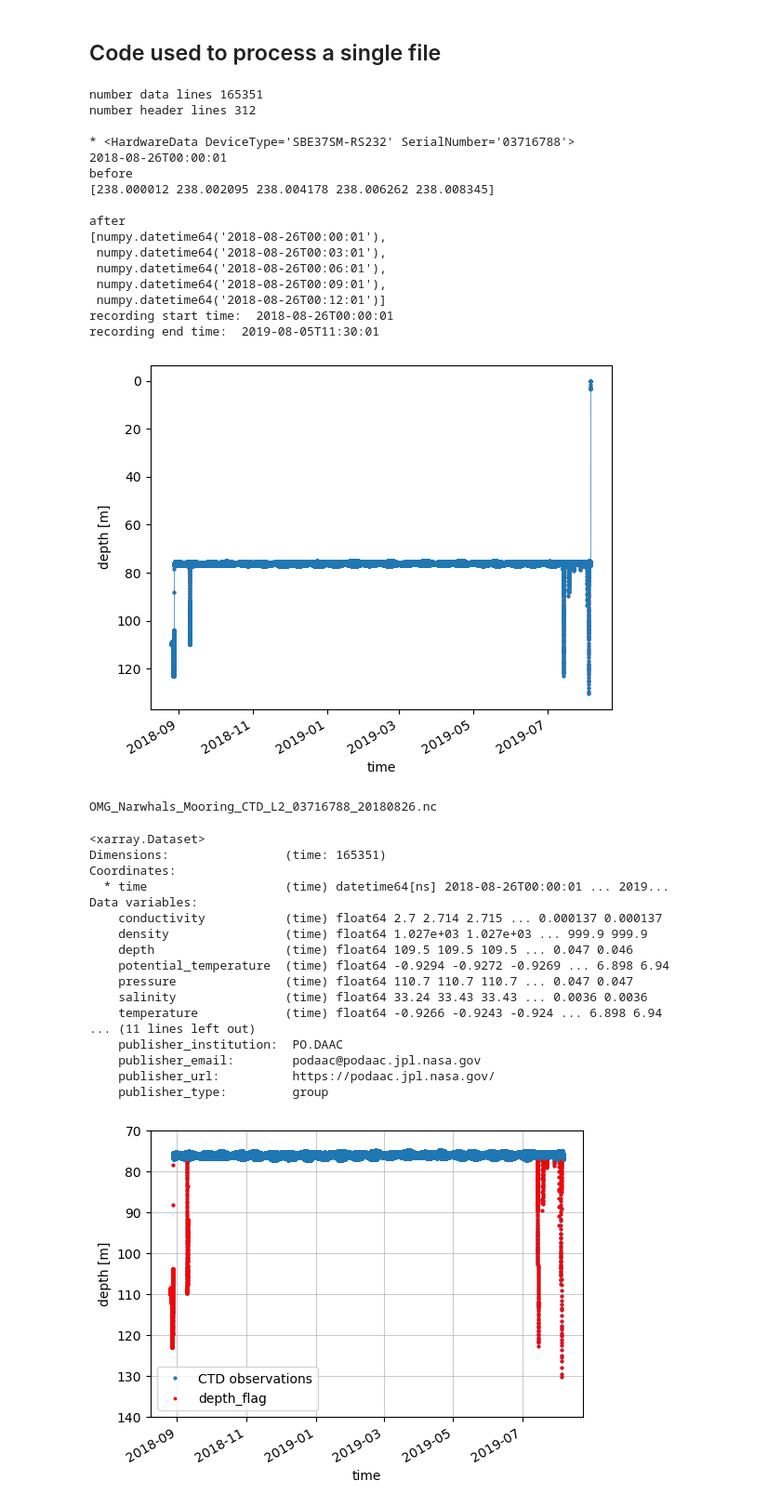
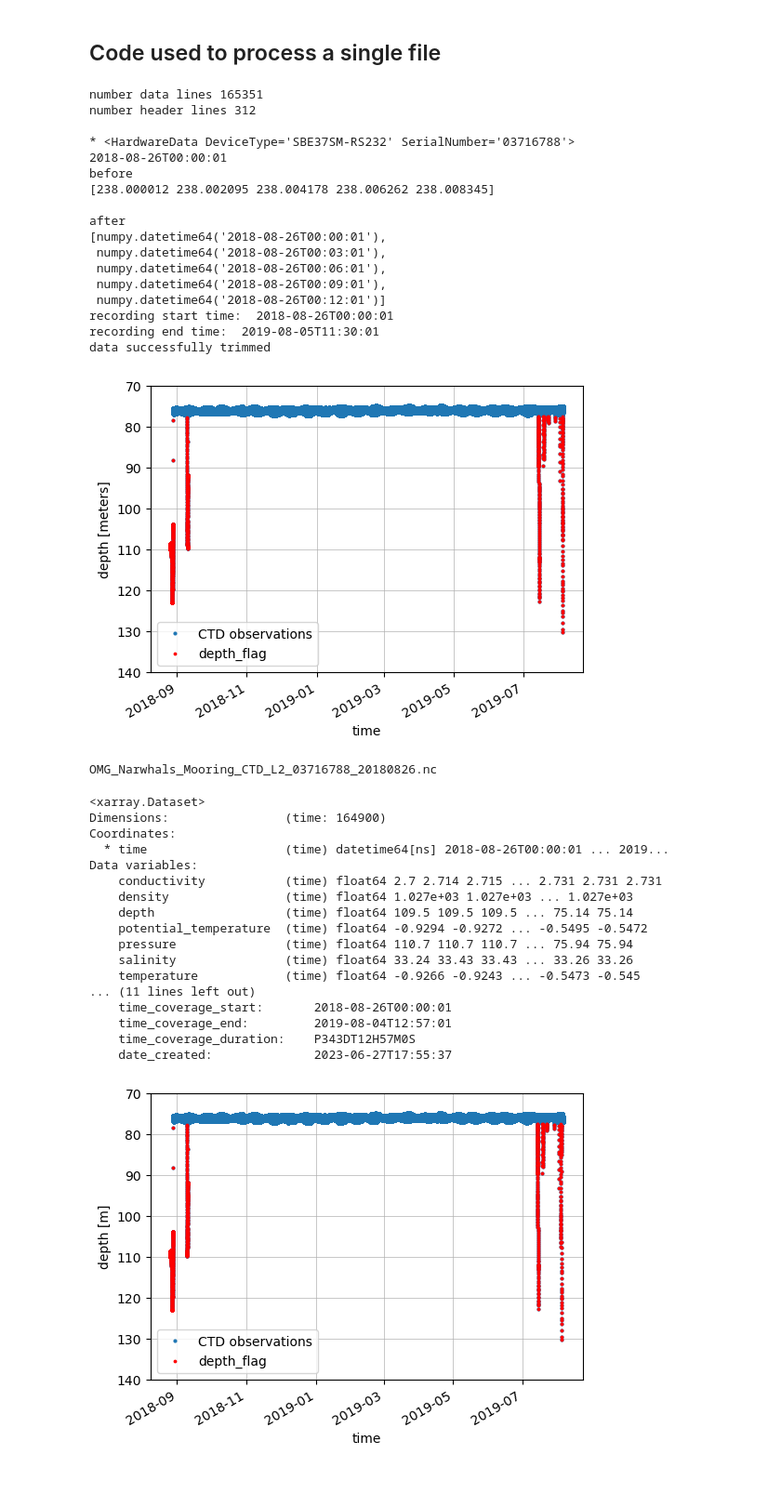
Before and after one commit to mjzahn/OMG_Narwhals_hydrography-manuscript, a Jupyter notebook: 01_data-cleaning/02_create-netcdf-OMG-Narwhals-sbe37-L1_L2.ipynb, the cells around one changed output. Shown at 93% size. Drawn from its saved outputs; the diff is of its cells as text; code cells hidden in the pictures; blank space fills up the shorter version.

Commit message:
edited netcdf file for data compliance

```diff
--- a/01_data-cleaning/02_create-netcdf-OMG-Narwhals-sbe37-L1_L2.ipynb
+++ b/01_data-cleaning/02_create-netcdf-OMG-Narwhals-sbe37-L1_L2.ipynb
@@ -79,11 +79,8 @@ depth_target = data.depth_target.values[0]
 depth_actual = data.depth_actual.values[0]
 
 ## extract data and create dataset
-data_lines, device_type, serial_number, start_time_dt64, start_date, sample_interval_plain, sample_interval_td64, var_names = omg37_funs.open_omg_file(file)
-mooring_ds = omg37_funs.create_Dataset(glacier_front, data_lines, start_time_dt64, sample_interval_td64)
-
-## Create NetCDF variable encoding (required to save the time values properly)
-new_encoding = omg37_funs.create_encoding(mooring_ds)
+data_lines, device_type, serial_number, start_time_dt64, sample_interval_plain, sample_interval_td64, var_names = omg37_funs.open_omg_file(file)
+mooring_ds, start_time, end_time = omg37_funs.create_Dataset(glacier_front, data_lines, start_time_dt64, sample_interval_td64, lat, lon)
 
 ## Save xarray DataSet object as netcdf
 num_times = len(mooring_ds.time)
@@ -122,53 +119,57 @@ plt.show()
 # create netcdf filename:
 # “OMG_Narwhals_Mooring_<instrument>_L1_<time_coverage_start>.nc"
 date_str = str(mooring_ds_truncated.isel(time=0).time.values)
 yymmdd = date_str[0:4] + date_str[5:7] + date_str[8:10]
 netcdf_filename = 'OMG_Narwhals_Mooring_CTD_L2_' + serial_number + '_' + yymmdd + '.nc'
 print(netcdf_filename)
 
 # add metadata
-mooring_ds_final = omg37_funs.add_metadata(mooring_ds_truncated, uuid, lat, lon, start_date, glacier_front, bottom_depth,\
+mooring_ds_final = omg37_funs.add_metadata(mooring_ds_truncated, uuid, lat, lon, glacier_front, bottom_depth,\
                                            netcdf_filename, serial_number, device_type, depth_target, depth_actual, sample_interval_plain)
+
+## Create NetCDF variable encoding (required to save the time values properly)
+new_encoding = omg37_funs.create_encoding(mooring_ds_final)
 
 netcdf_filename = Path(netcdf_filename)
 mooring_ds_final.to_netcdf(output_dir / netcdf_filename, encoding=new_encoding)
 mooring_ds_final.close()
 # %% [output]
 number data lines 165351
 number header lines 312
 
 * <HardwareData DeviceType='SBE37SM-RS232' SerialNumber='03716788'>
 2018-08-26T00:00:01
 before
 [238.000012 238.002095 238.004178 238.006262 238.008345]
 
 after
 [numpy.datetime64('2018-08-26T00:00:01'),
  numpy.datetime64('2018-08-26T00:03:01'),
  numpy.datetime64('2018-08-26T00:06:01'),
  numpy.datetime64('2018-08-26T00:09:01'),
  numpy.datetime64('2018-08-26T00:12:01')]
 recording start time:  2018-08-26T00:00:01
 recording end time:  2019-08-05T11:30:01
+data successfully trimmed
-[figure, old version]
+[figure, new version]
 OMG_Narwhals_Mooring_CTD_L2_03716788_20180826.nc
 <xarray.Dataset>
-Dimensions:                (time: 165351)
+Dimensions:                (time: 164900)
 Coordinates:
   * time                   (time) datetime64[ns] 2018-08-26T00:00:01 ... 2019...
 Data variables:
-    conductivity           (time) float64 2.7 2.714 2.715 ... 0.000137 0.000137
-    density                (time) float64 1.027e+03 1.027e+03 ... 999.9 999.9
-    depth                  (time) float64 109.5 109.5 109.5 ... 0.047 0.046
-    potential_temperature  (time) float64 -0.9294 -0.9272 -0.9269 ... 6.898 6.94
-    pressure               (time) float64 110.7 110.7 110.7 ... 0.047 0.047
-    salinity               (time) float64 33.24 33.43 33.43 ... 0.0036 0.0036
-    temperature            (time) float64 -0.9266 -0.9243 -0.924 ... 6.898 6.94
+    conductivity           (time) float64 2.7 2.714 2.715 ... 2.731 2.731 2.731
+    density                (time) float64 1.027e+03 1.027e+03 ... 1.027e+03
+    depth                  (time) float64 109.5 109.5 109.5 ... 75.14 75.14
+    potential_temperature  (time) float64 -0.9294 -0.9272 ... -0.5495 -0.5472
+    pressure               (time) float64 110.7 110.7 110.7 ... 75.94 75.94
+    salinity               (time) float64 33.24 33.43 33.43 ... 33.26 33.26
+    temperature            (time) float64 -0.9266 -0.9243 ... -0.5473 -0.545
 ... (11 lines left out)
-    publisher_institution:  PO.DAAC
-    publisher_email:        podaac@podaac.jpl.nasa.gov
-    publisher_url:          https://podaac.jpl.nasa.gov/
-    publisher_type:         group
+    time_coverage_start:       2018-08-26T00:00:01
+    time_coverage_end:         2019-08-04T12:57:01
+    time_coverage_duration:    P343DT12H57M0S
+    date_created:              2023-06-27T17:55:37
 # %%
 # plot for user guide
 plt.figure(figsize = [6,4])
```
Also changed, not shown: parts of 10 cells of this notebook, 2 other files.
